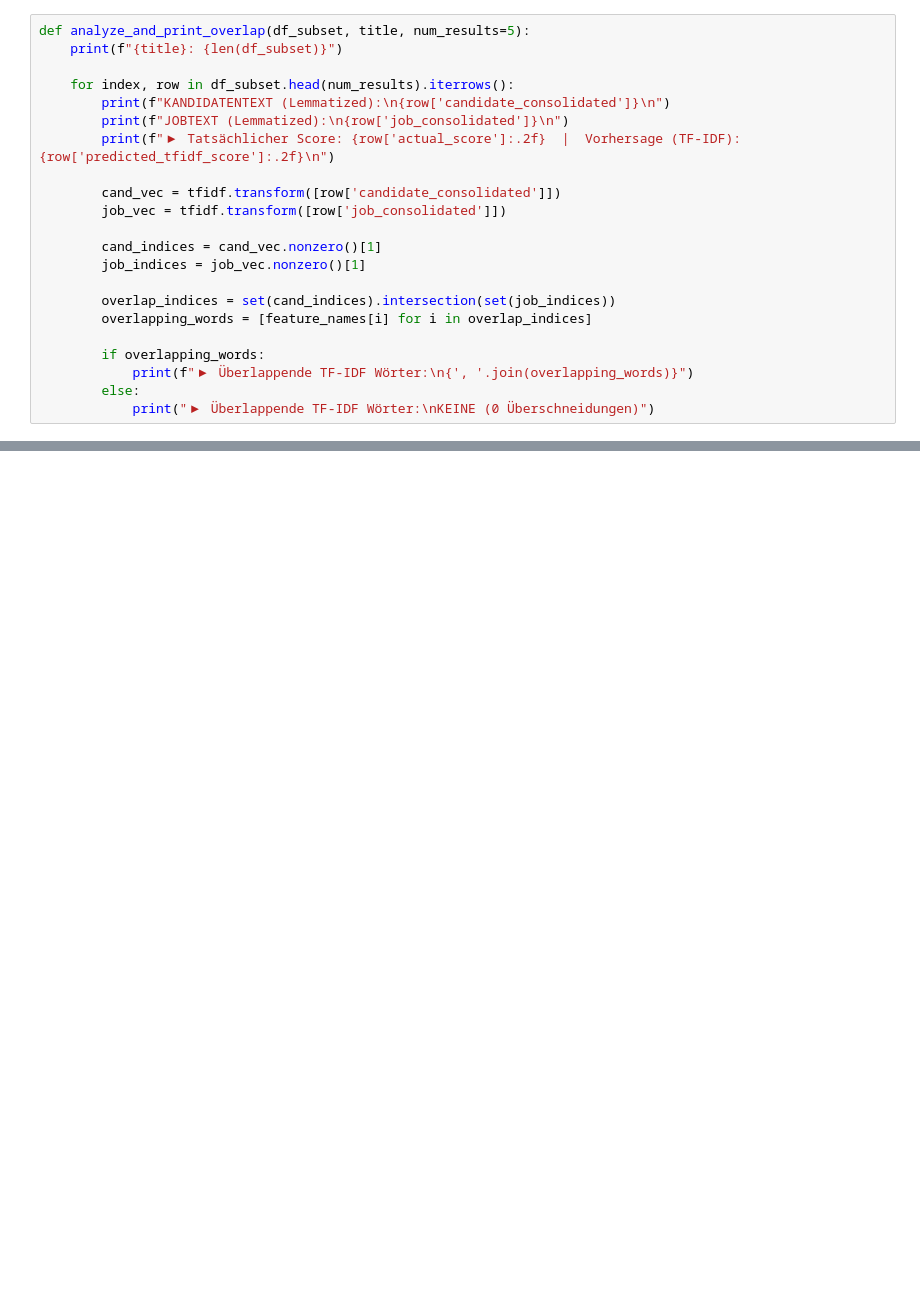
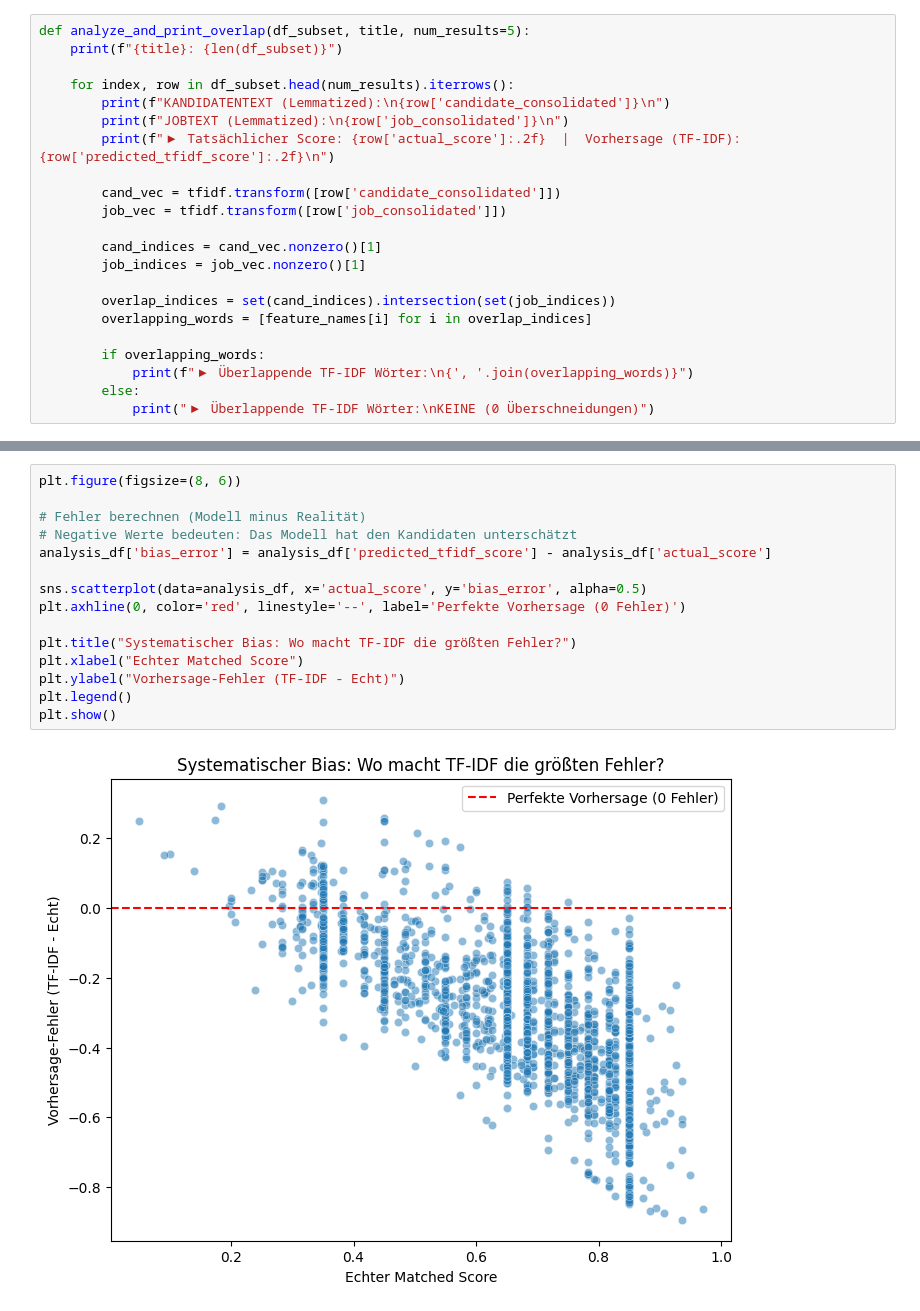
Before and after one commit to alexandermanzl/NLP_Project, a Jupyter notebook: TF-IDF.ipynb, the cells around one changed output, grey strips where cells are left out. Drawn from its saved outputs; the diff is of its cells as text; blank space fills up the shorter version.

Commit message:
TF-IDF visualisierung

```diff
--- a/TF-IDF.ipynb
+++ b/TF-IDF.ipynb
@@ -144,0 +146,17 @@ representation, application, development, statistical, cross, research, team, in
+# %%
+plt.figure(figsize=(8, 6))
+
+# Fehler berechnen (Modell minus Realität)
+# Negative Werte bedeuten: Das Modell hat den Kandidaten unterschätzt
+analysis_df['bias_error'] = analysis_df['predicted_tfidf_score'] - analysis_df['actual_score']
+
+sns.scatterplot(data=analysis_df, x='actual_score', y='bias_error', alpha=0.5)
+plt.axhline(0, color='red', linestyle='--', label='Perfekte Vorhersage (0 Fehler)')
+
+plt.title("Systematischer Bias: Wo macht TF-IDF die größten Fehler?")
+plt.xlabel("Echter Matched Score")
+plt.ylabel("Vorhersage-Fehler (TF-IDF - Echt)")
+plt.legend()
+plt.show()
+# %% [output]
+[figure, added]
```
Also changed, not shown: parts of 3 cells of this notebook, 3 other files.
